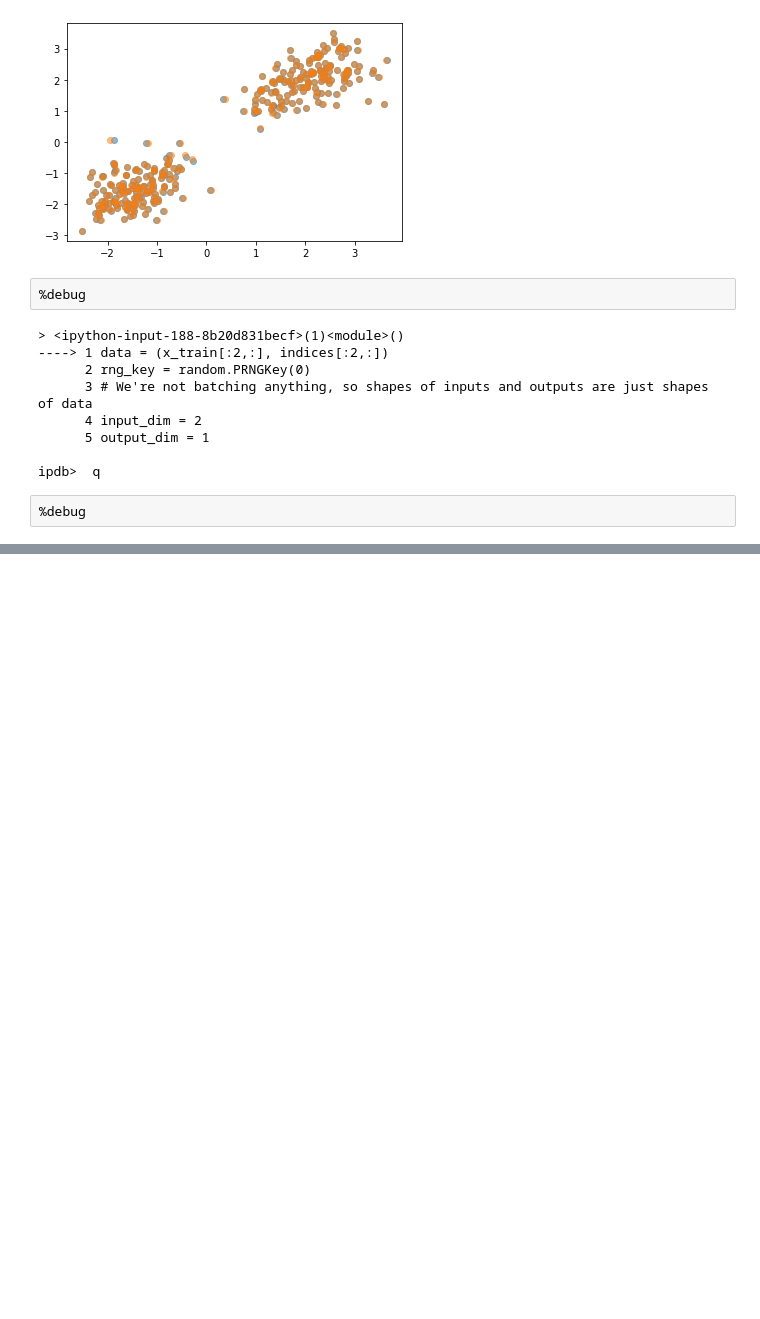
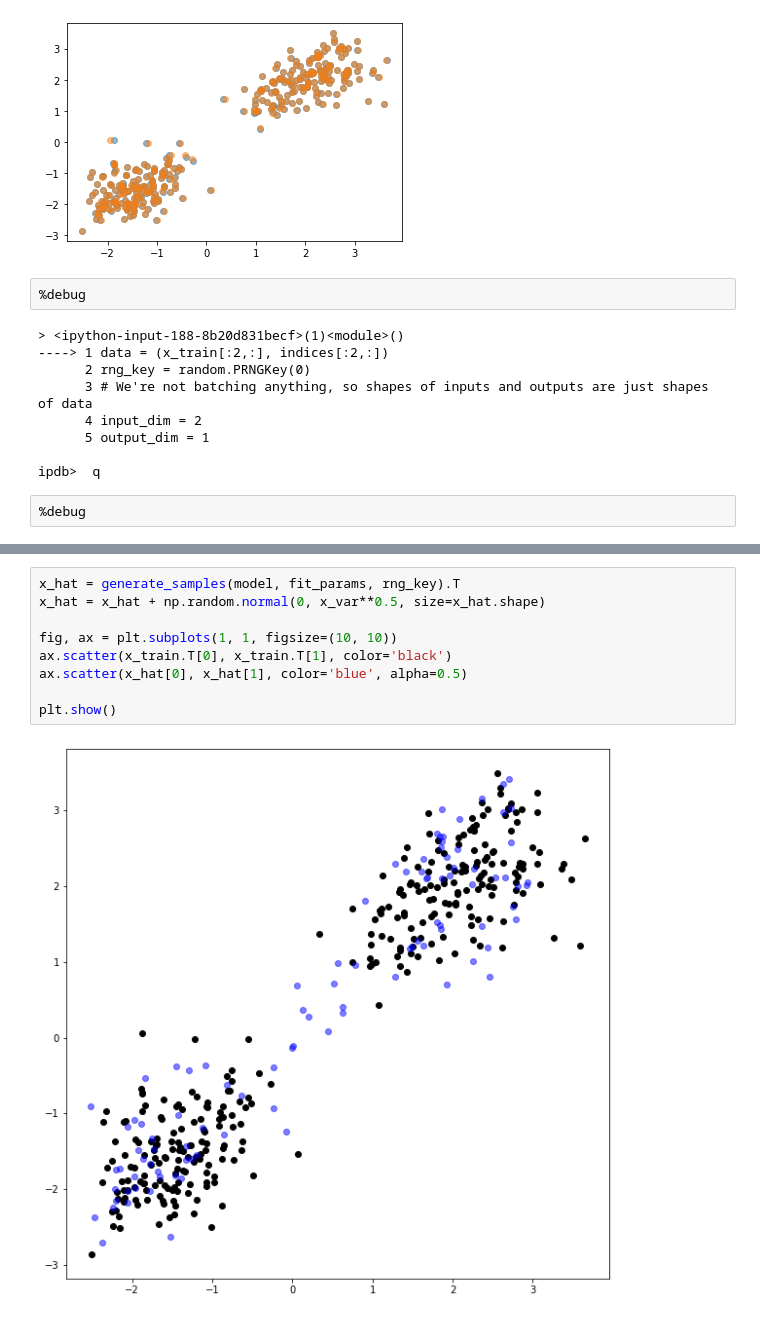
Before and after one commit to jdcc/ac207_final, a Jupyter notebook: testing.ipynb, the cells around one changed output, grey strips where cells are left out. Cells and saved outputs as stored; diff of their text form; blank space fills up the shorter version.

```diff
--- a/testing.ipynb
+++ b/testing.ipynb
@@ -359,0 +199,11 @@ KeyboardInterrupt:
+# %%
+x_hat = generate_samples(model, fit_params, rng_key).T
+x_hat = x_hat + np.random.normal(0, x_var**0.5, size=x_hat.shape)
+
+fig, ax = plt.subplots(1, 1, figsize=(10, 10))
+ax.scatter(x_train.T[0], x_train.T[1], color='black')
+ax.scatter(x_hat[0], x_hat[1], color='blue', alpha=0.5)
+
+plt.show()
+# %% [output]
+[figure, added]
```
Also changed, not shown: parts of 9 cells of this notebook, 1 other file.
